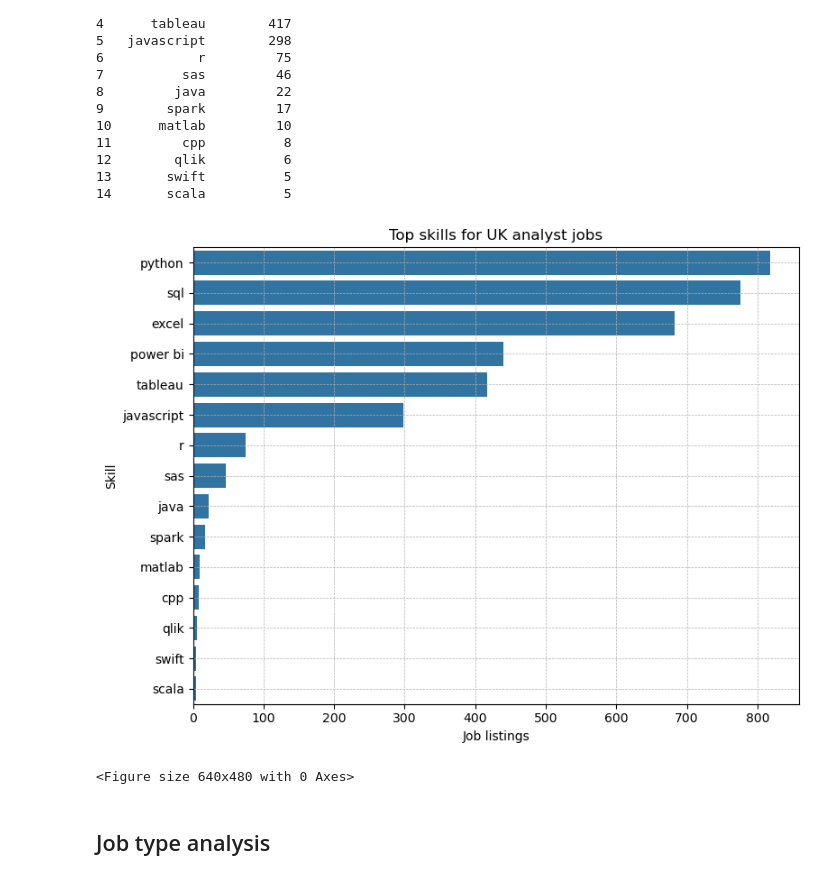
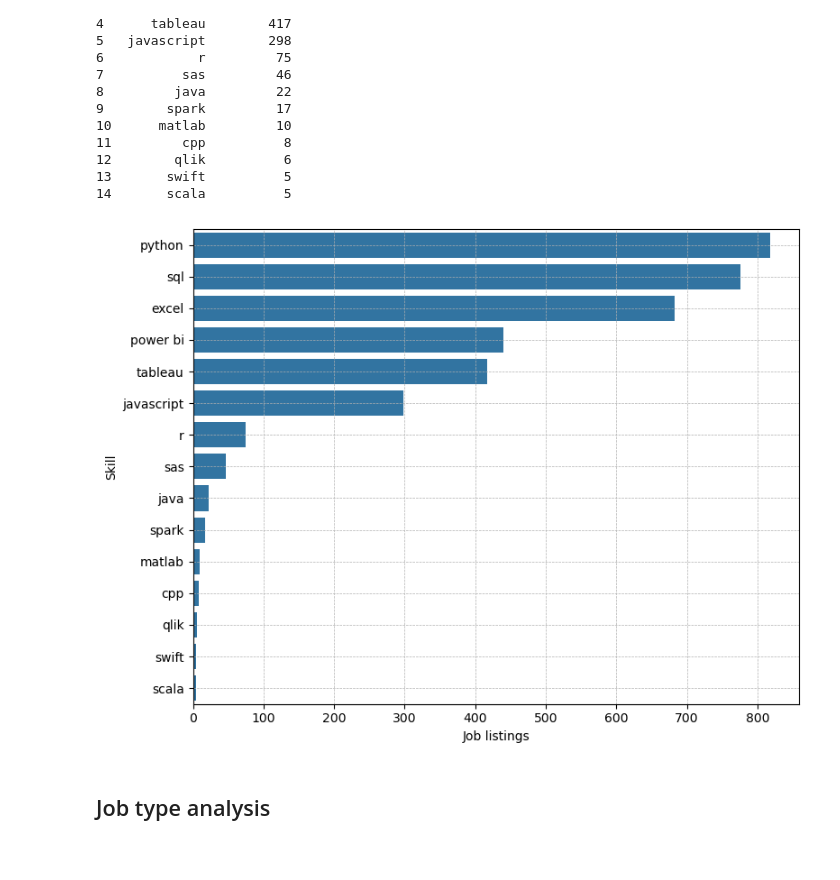
Before and after one commit to CawbyCop/720000069, a Jupyter notebook: source/data_analysis.ipynb, the cells around one changed output. Drawn from its saved outputs; the diff is of its cells as text; code cells hidden in the pictures.

```diff
--- a/source/data_analysis.ipynb
+++ b/source/data_analysis.ipynb
@@ -108,16 +108,15 @@ print(skills_freq_df)
 # %%
 plt.figure(figsize=(8, 6))
 sns.barplot(data=skills_freq_df, x='Frequency', y='Skill')
-plt.title('Top skills for UK analyst jobs')
+# plt.title('Top skills for UK analyst jobs')
 plt.xlabel('Job listings')
 plt.ylabel('Skill')
 plt.grid(True, which='major', linestyle='--', linewidth=0.5, axis='both')
 plt.tight_layout()
+plt.savefig('../results/top_skills.png', dpi=300)
 plt.show()
-plt.savefig('../results/top_skills.png', dpi=300)
 # %% [output]
-[figure, old version]
+[figure, new version]
-<Figure size 640x480 with 0 Axes>
 # %% [markdown]
 ## Job type analysis
 # %%
```
Also changed, not shown: parts of 8 cells of this notebook, 9 other files.
